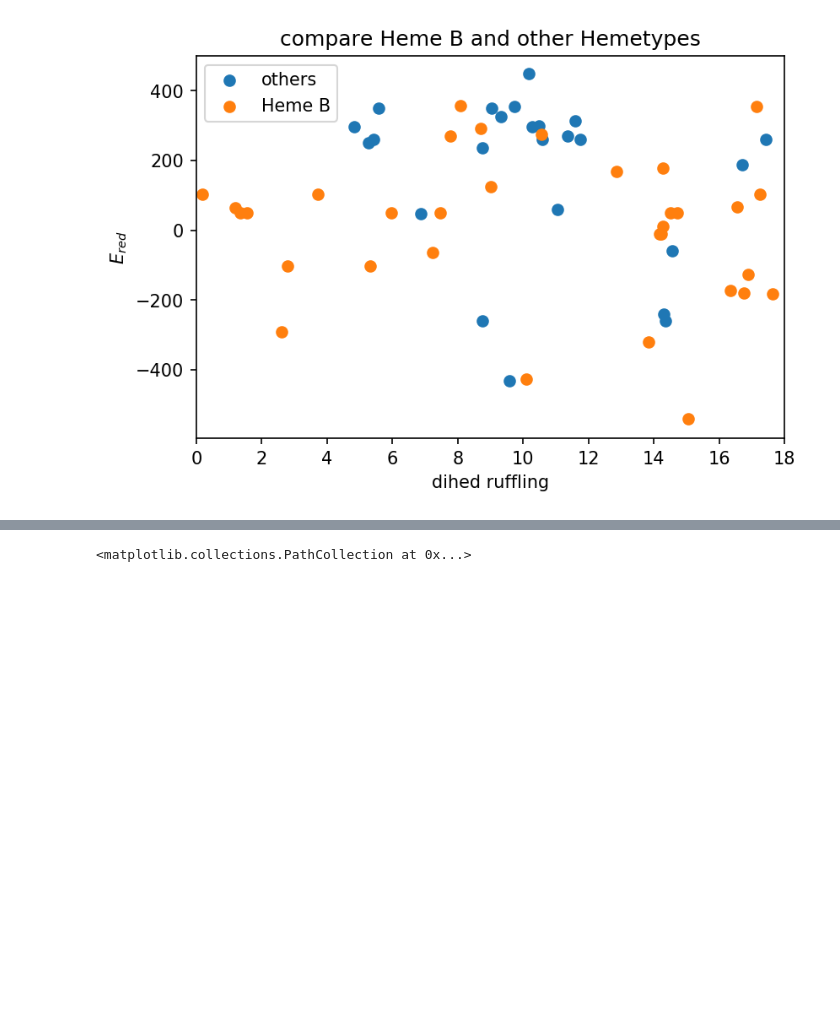
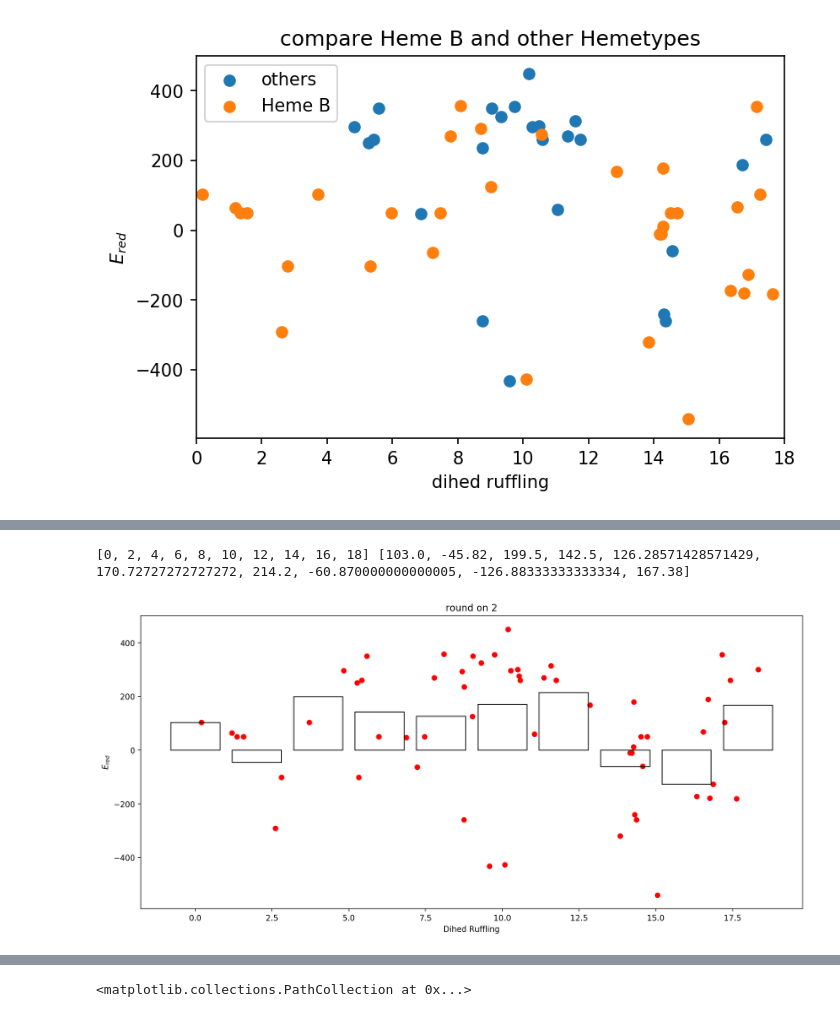
Before and after one commit to Kloppel/heme_redox_project, a Jupyter notebook: heme.ipynb, the cells around one changed output, grey strips where cells are left out. Drawn from its saved outputs; the diff is of its cells as text; code cells hidden in the pictures; blank space fills up the shorter version.

```diff
--- a/heme.ipynb
+++ b/heme.ipynb
@@ -304,0 +340,40 @@ plt.savefig(f"{plots}compareHemeB.png")
+# %%
+def rounddata(i):
+    global rounding
+
+
+    return int(i/rounding+0.5)*rounding
+
+dfbar = df_mode[["ruffling_max","Em_lit"]].copy()
+dfbar = df_mode[df_mode["ruffling_max"]<20][["ruffling_max","Em_lit"]].copy()
+fig = plt.figure(dpi =200,figsize = [15,15])
+roundlist = [1,2,3,4,5,6,1.5,2.5]
+
+
+rounding =2
+
+dfbar[rounding] = [rounddata(i) for i in dfbar["ruffling_max"]]
+#for i in dfbar["rufround"]:
+    #print(dfbar[dfbar["rufround"] ==i]["Em_lit"].mean())
+
+ruflist = list(set(dfbar[rounding]))
+ruflist.sort()
+emlist = [dfbar[dfbar[rounding] ==i]["Em_lit"].mean() for i in ruflist]
+print(ruflist, emlist)
+
+
+ax = fig.add_subplot(211)
+
+ax.bar(ruflist, emlist, width = rounding*0.8,fill = False)
+ax.scatter(dfbar["ruffling_max"] , dfbar["Em_lit"],c="red")
+fig.titel="Dihed Ruffling"
+ax.set_xlabel("Dihed Ruffling")
+ax.set_ylabel("$E_{red}$")
+ax.set_title(f"round on {rounding}")
+
+plt.show()
+
+#plt.bar(ruflist, emlist, width = rounding*0.8)
+# %% [output]
+[0, 2, 4, 6, 8, 10, 12, 14, 16, 18] [103.0, -45.82, 199.5, 142.5, 126.28571428571429, 170.72727272727272, 214.2, -60.870000000000005, -126.88333333333334, 167.38]
+[figure, added]
```
Also changed, not shown: parts of 27 cells of this notebook, 10 other files.
